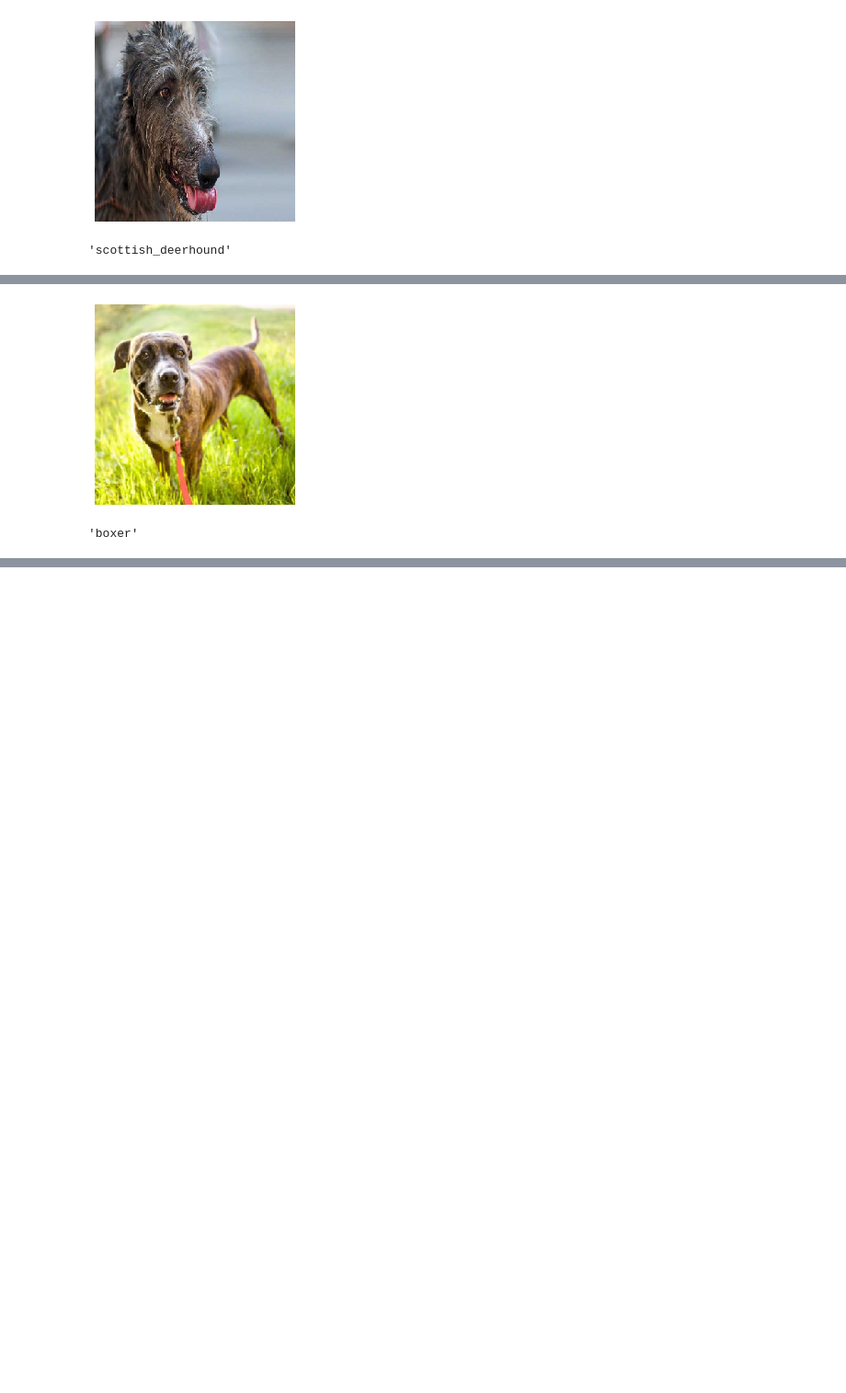
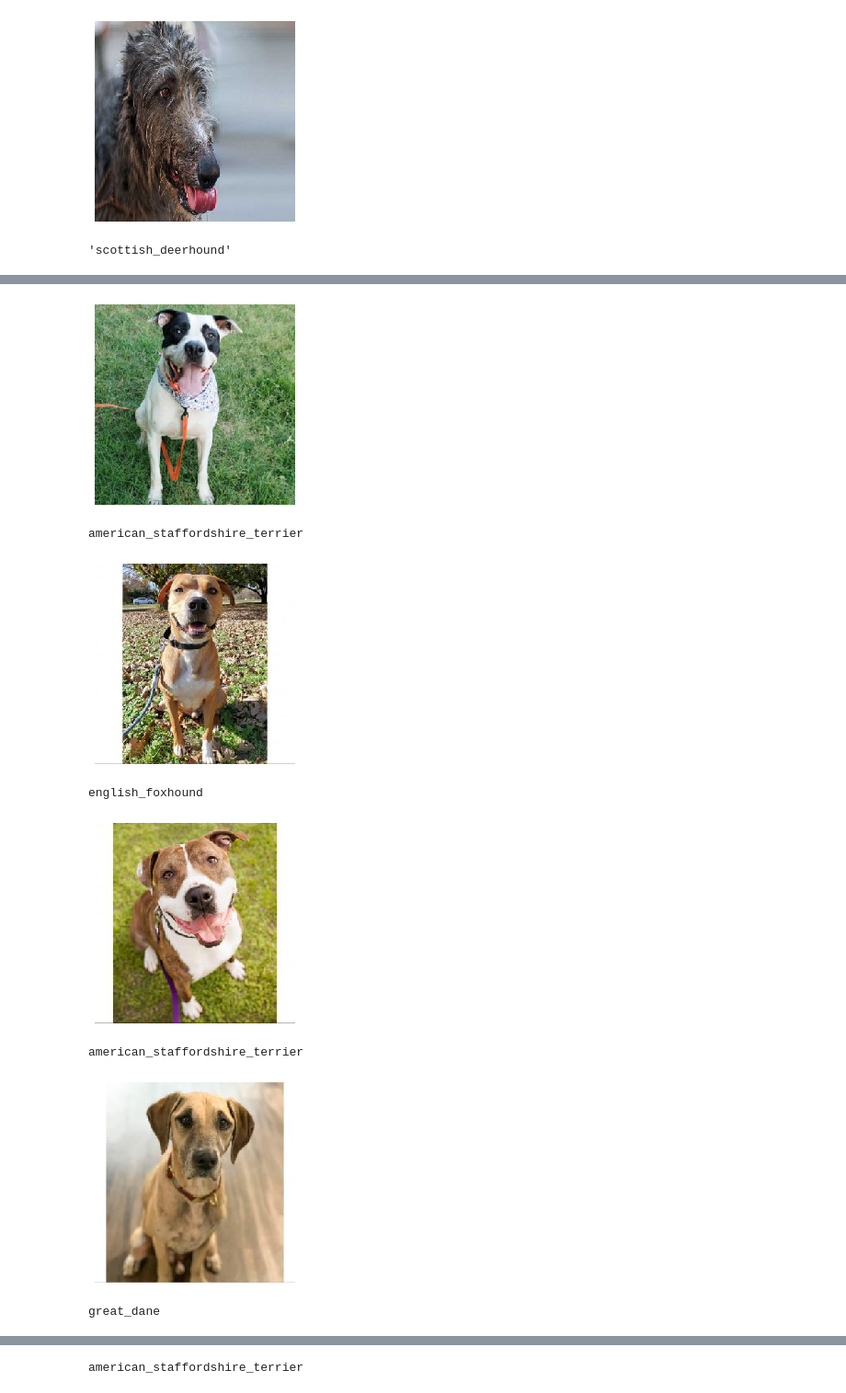
Before and after one commit to glandsly/dog-breed-identifier, a Jupyter notebook: dog_breed_detector.ipynb, the cells around one changed output, grey strips where cells are left out. Shown at 92% size. Saved outputs shown, nothing was run; the diff lists cells and outputs as text; code cells hidden in the pictures; blank space fills up the shorter version.

Commit message:
Completed testing loop, added results function

```diff
--- a/dog_breed_detector.ipynb
+++ b/dog_breed_detector.ipynb
@@ -281,9 +283,23 @@ test_df
 # %%
 from keras.models import load_model
+# from tqdm import tqdm
+
+results_list = []
 
 model = load_model('2020-07-15_dog_breed_model.h5')
-img_path = 'images/APA/20161214223208 0.jpg'    # dog
-predict_from_image(img_path)
+
+for i, img_id in enumerate(test_df['id'].head()):
+    img_path = 'images/APA/' + img_id + '.jpg'    # dog
+    # predict_from_image(img_path)
+    results_list.append(predict_from_image(img_path))
+
+results_list
 # %% [output]
-[figure, old version]
+[figure, new version]
-'boxer'
+american_staffordshire_terrier
+[figure, added]
+english_foxhound
+[figure, added]
+american_staffordshire_terrier
+[figure, added]
+great_dane
@@ -289,0 +307 @@ predict_from_image(img_path)
+american_staffordshire_terrier
```
Also changed, not shown: parts of 4 cells of this notebook, 1 other file.
